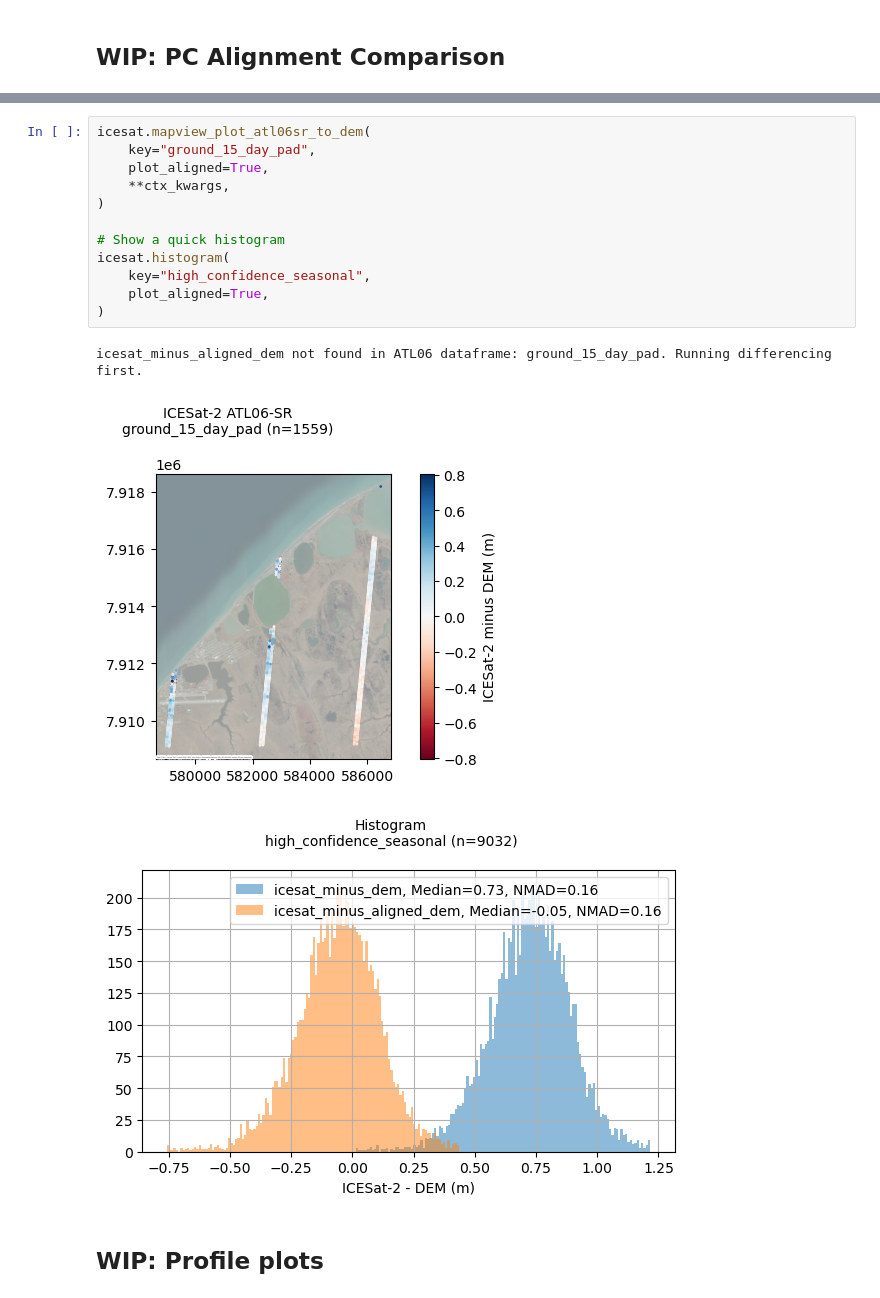
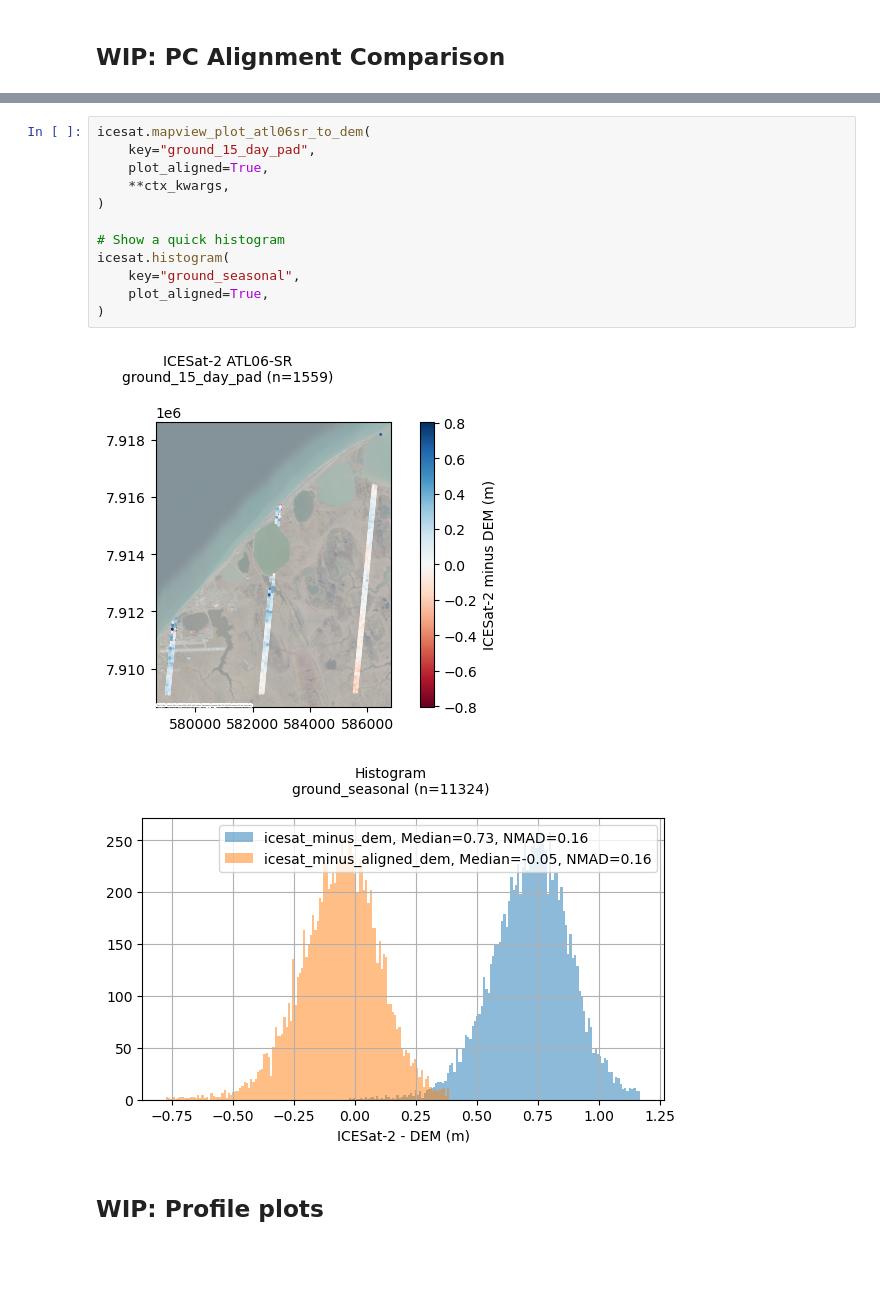
Before and after one commit to uw-cryo/asp_plot, a Jupyter notebook: notebooks/icesat2_plots.ipynb, the cells around one changed output, grey strips where cells are left out. Drawn from its saved outputs; the diff is of its cells as text; blank space fills up the shorter version.

```diff
--- a/notebooks/icesat2_plots.ipynb
+++ b/notebooks/icesat2_plots.ipynb
@@ -209,19 +264,18 @@ icesat.alignment_report_df
 # %%
 icesat.mapview_plot_atl06sr_to_dem(
     key="ground_15_day_pad",
     plot_aligned=True,
     **ctx_kwargs,
 )
 
 # Show a quick histogram
 icesat.histogram(
-    key="high_confidence_seasonal",
+    key="ground_seasonal",
     plot_aligned=True,
 )
 # %% [output]
-icesat_minus_aligned_dem not found in ATL06 dataframe: ground_15_day_pad. Running differencing first.
 [figure]
-[figure, old version]
+[figure, new version]
 # %% [markdown]
 ## WIP: Profile plots
 # %%
```
Also changed, not shown: parts of 12 cells of this notebook, 34 other files.
